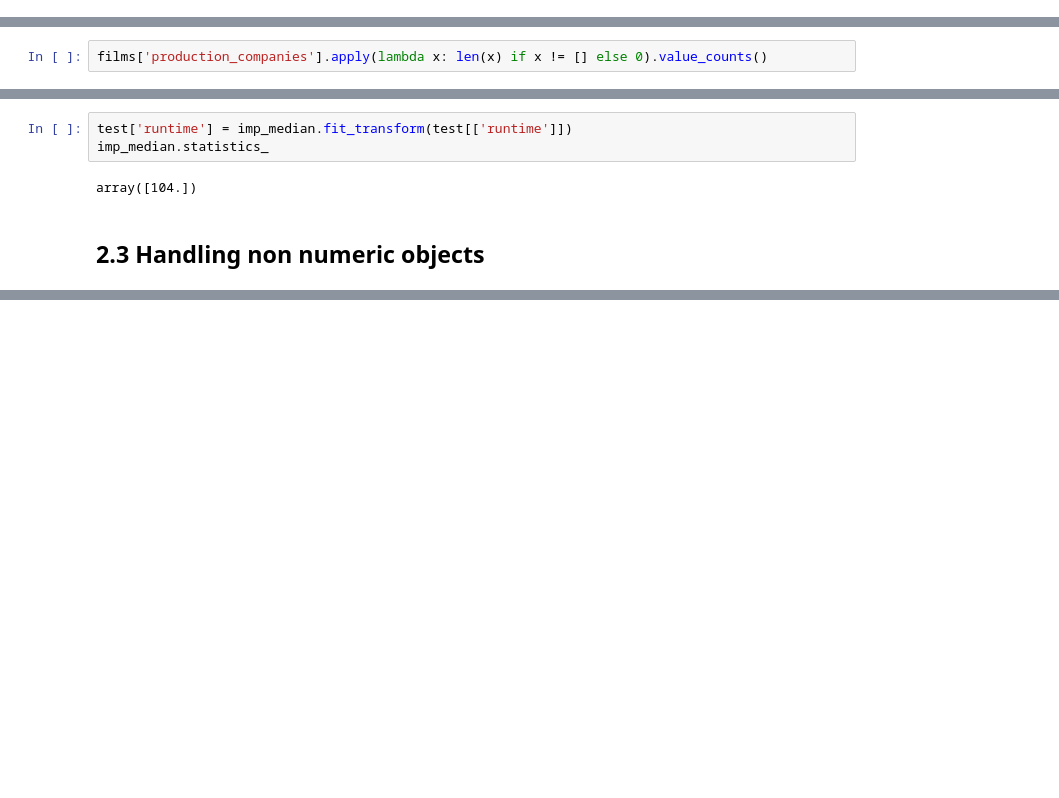
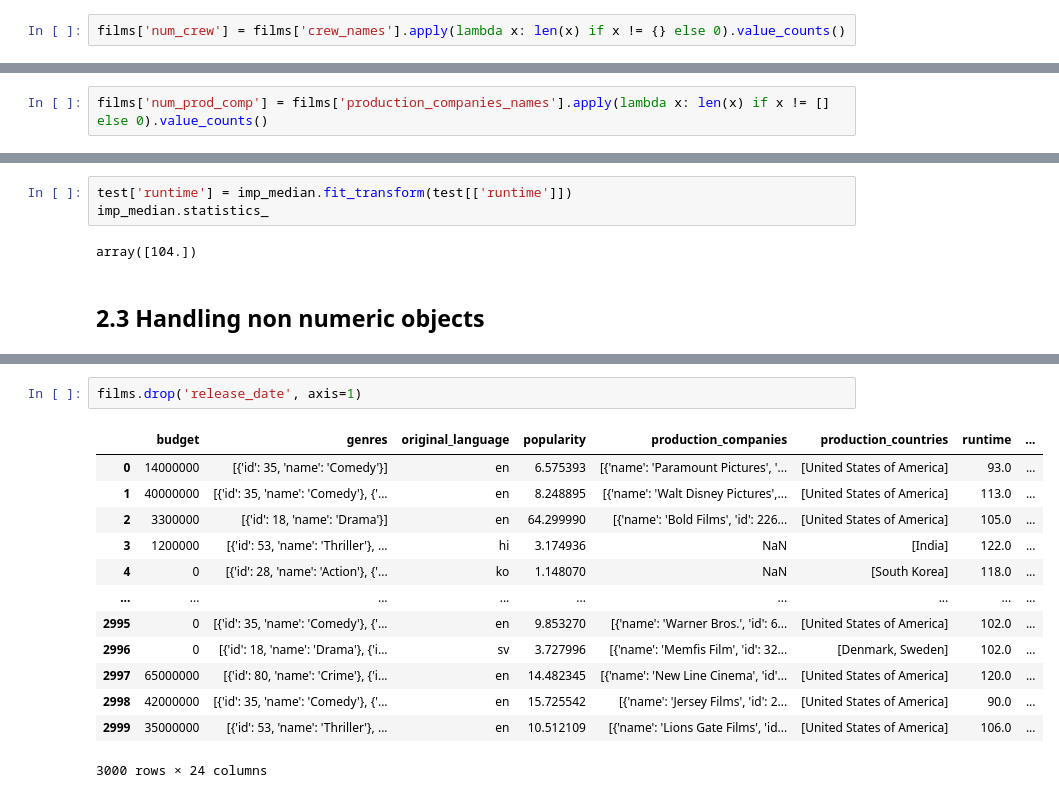
Before and after one commit to h180220/DAT158-ML2, a Jupyter notebook: ML-Innlevering2.ipynb, the cells around one changed output, grey strips where cells are left out. Saved outputs shown, nothing was run; the diff lists cells and outputs as text; blank space fills up the shorter version.

```diff
--- a/ML-Innlevering2.ipynb
+++ b/ML-Innlevering2.ipynb
@@ -339,3 +326,5 @@ Name: crew, dtype: object
+# %%
+films['num_crew'] = films['crew_names'].apply(lambda x: len(x) if x != {} else 0).value_counts()
 # %% [markdown]
 #### Original language
 # %%
@@ -375,2 +384,2 @@ Name: production_companies, dtype: object
 # %%
-films['production_companies'].apply(lambda x: len(x) if x != [] else 0).value_counts()
+films['num_prod_comp'] = films['production_companies_names'].apply(lambda x: len(x) if x != [] else 0).value_counts()
@@ -695,0 +704,16 @@ array([104.])
+# %%
+films.drop('release_date', axis=1)
+# %% [output]
+|  | budget | genres | original_language | popularity | production_companies | production_countries | runtime | ... |
+| 0 | 14000000 | [{'id': 35, 'name': 'Comedy'}] | en | 6.575393 | [{'name': 'Paramount Pictures', '... | [United States of America] | 93.0 | ... |
+| 1 | 40000000 | [{'id': 35, 'name': 'Comedy'}, {'... | en | 8.248895 | [{'name': 'Walt Disney Pictures',... | [United States of America] | 113.0 | ... |
+| 2 | 3300000 | [{'id': 18, 'name': 'Drama'}] | en | 64.299990 | [{'name': 'Bold Films', 'id': 226... | [United States of America] | 105.0 | ... |
+| 3 | 1200000 | [{'id': 53, 'name': 'Thriller'}, ... | hi | 3.174936 | NaN | [India] | 122.0 | ... |
+| 4 | 0 | [{'id': 28, 'name': 'Action'}, {'... | ko | 1.148070 | NaN | [South Korea] | 118.0 | ... |
+| ... | ... | ... | ... | ... | ... | ... | ... | ... |
+| 2995 | 0 | [{'id': 35, 'name': 'Comedy'}, {'... | en | 9.853270 | [{'name': 'Warner Bros.', 'id': 6... | [United States of America] | 102.0 | ... |
+| 2996 | 0 | [{'id': 18, 'name': 'Drama'}, {'i... | sv | 3.727996 | [{'name': 'Memfis Film', 'id': 32... | [Denmark, Sweden] | 102.0 | ... |
+| 2997 | 65000000 | [{'id': 80, 'name': 'Crime'}, {'i... | en | 14.482345 | [{'name': 'New Line Cinema', 'id'... | [United States of America] | 120.0 | ... |
+| 2998 | 42000000 | [{'id': 35, 'name': 'Comedy'}, {'... | en | 15.725542 | [{'name': 'Jersey Films', 'id': 2... | [United States of America] | 90.0 | ... |
+| 2999 | 35000000 | [{'id': 53, 'name': 'Thriller'}, ... | en | 10.512109 | [{'name': 'Lions Gate Films', 'id... | [United States of America] | 106.0 | ... |
+3000 rows × 24 columns
```
Also changed, not shown: parts of 23 cells of this notebook.
